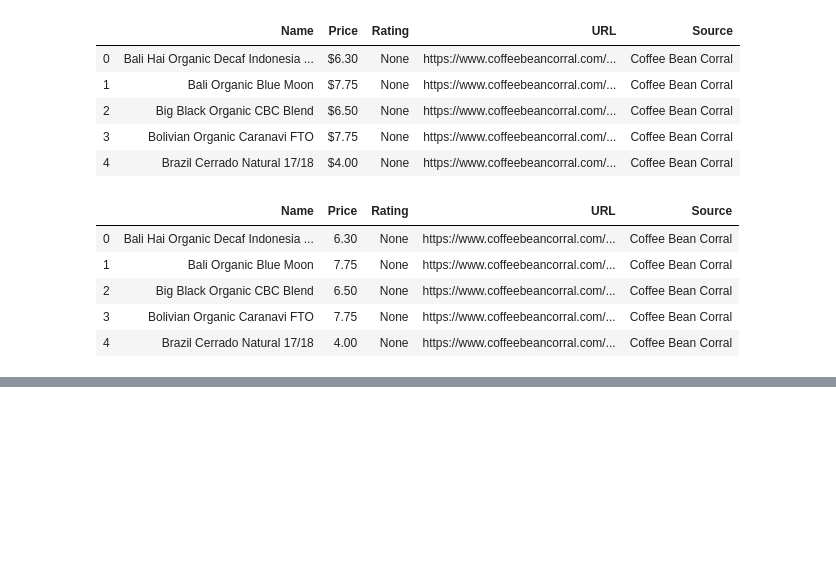
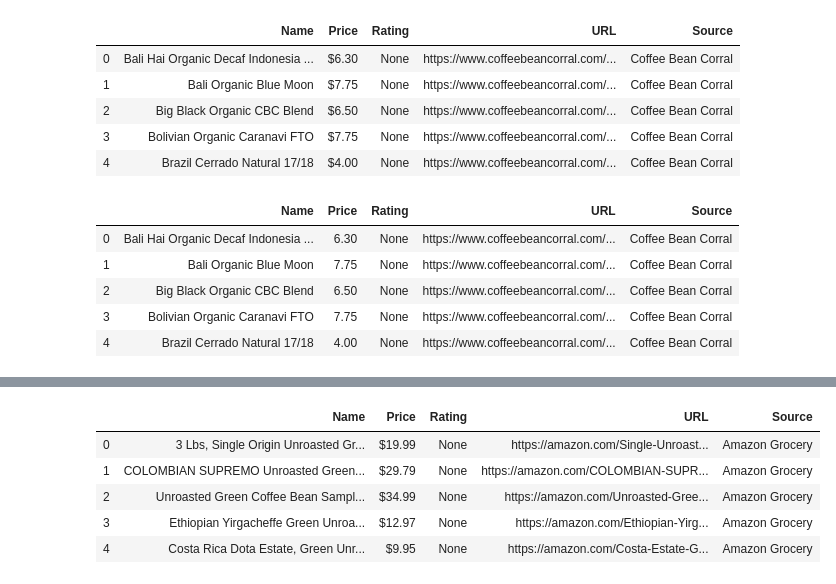
Before and after one commit to mahlonduke/ETL-challenge, a Jupyter notebook: notebook.ipynb, the cells around one changed output, grey strips where cells are left out. Cells and saved outputs as stored; diff of their text form; code cells hidden in the pictures; blank space fills up the shorter version.

Commit message:
Amazon complete except for star rating

```diff
--- a/notebook.ipynb
+++ b/notebook.ipynb
@@ -169,0 +173,8 @@ Scrape Amazon for:
+# %%
+# Pull in browser content to form the soup
+html = browser.html
+soup = BeautifulSoup(html, 'html.parser')
+# %%
+# Narrow the search scope to the product container
+results = soup.find_all('span', class_='aok-inline-block zg-item')
+print(results)
@@ -169,0 +280,16 @@ Scrape Amazon for:
+# %%
+# Pull lists into a data frame
+amazonData = {'Name': names,
+                   'Price': prices,
+                   'Rating': ratings,
+                   'URL': URLs,
+                   'Source': sources}
+amazon = pd.DataFrame(data=amazonData)
+amazon.head()
+# %% [output]
+|  | Name | Price | Rating | URL | Source |
+| 0 | 3 Lbs, Single Origin Unroasted Gr... | $19.99 | None | https://amazon.com/Single-Unroast... | Amazon Grocery |
+| 1 | COLOMBIAN SUPREMO Unroasted Green... | $29.79 | None | https://amazon.com/COLOMBIAN-SUPR... | Amazon Grocery |
+| 2 | Unroasted Green Coffee Bean Sampl... | $34.99 | None | https://amazon.com/Unroasted-Gree... | Amazon Grocery |
+| 3 | Ethiopian Yirgacheffe Green Unroa... | $12.97 | None | https://amazon.com/Ethiopian-Yirg... | Amazon Grocery |
+| 4 | Costa Rica Dota Estate, Green Unr... | $9.95 | None | https://amazon.com/Costa-Estate-G... | Amazon Grocery |
```
Also changed, not shown: parts of 13 cells of this notebook.
